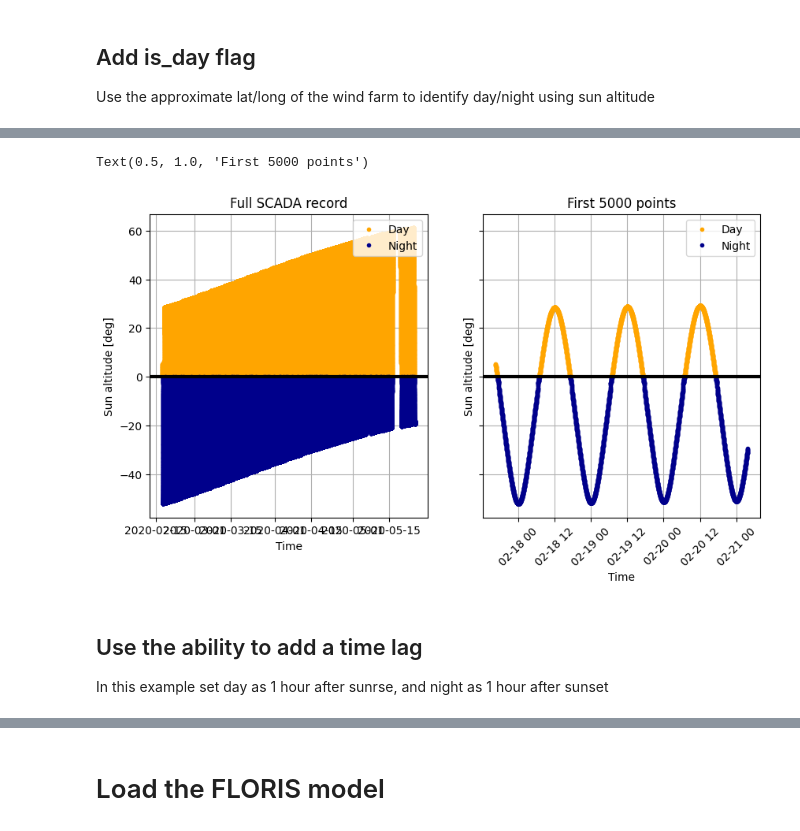
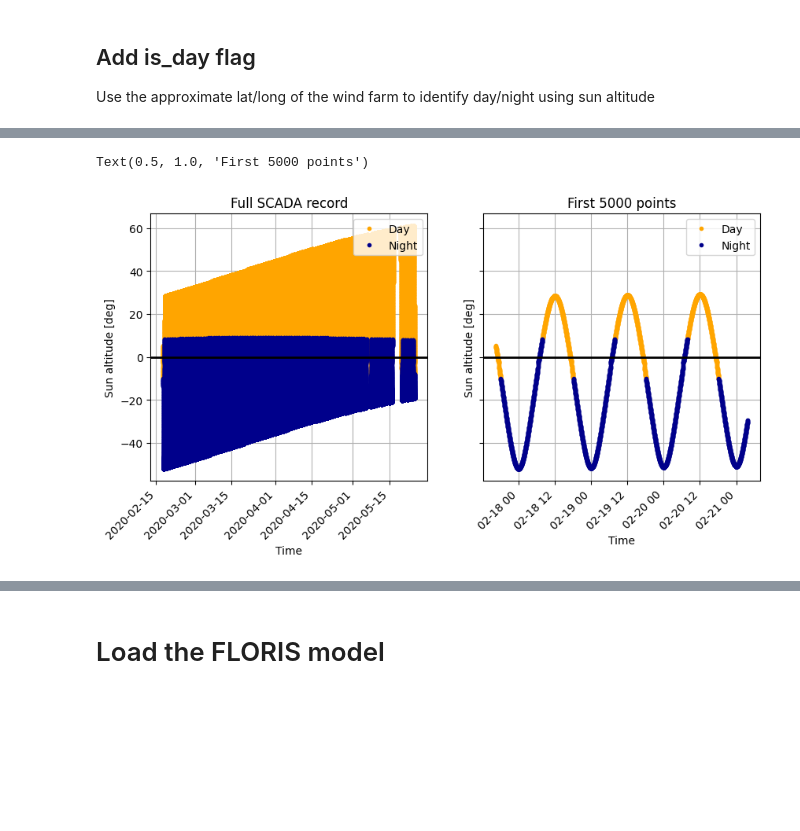
Before and after one commit to NREL/flasc, a Jupyter notebook: examples_smarteole/08_emgauss_tuning_day_night.ipynb, the cells around one changed output, grey strips where cells are left out. Cells and saved outputs as stored; diff of their text form; code cells hidden in the pictures; blank space fills up the shorter version.

Commit message:
option for specifying sunset and sunrise, minor plotting improvements.'

```diff
--- a/examples_smarteole/08_emgauss_tuning_day_night.ipynb
+++ b/examples_smarteole/08_emgauss_tuning_day_night.ipynb
@@ -56,0 +48,15 @@ df_scada = is_day_or_night(df_scada, latitude, longitude)
+# %%
+latitude = 49.8435
+longitude = 2.801556
+
+# Compute day/night in default settings and plot
+df_scada = is_day_or_night(df_scada, latitude, longitude, sunrise_altitude=20, sunset_altitude=-10)
+
+# Plot the day/night data
+fig, ax = plt.subplots(1, 2, sharey=True)
+fig.set_size_inches(10, 5)
+plot_sun_altitude_with_day_night_color(df_scada, ax=ax[0])
+plot_sun_altitude_with_day_night_color(df_scada.iloc[:5000], ax=ax[1])
+
+ax[0].set_title("Full SCADA record")
+ax[1].set_title("First 5000 points")
@@ -57,16 +66,15 @@ df_scada = is_day_or_night(df_scada, latitude, longitude)
 # %%
-# Plot the day/night columns
+# Use lag feature
+df_scada = is_day_or_night(df_scada, latitude, longitude, lag_hours=1)
+
+# Plot the day/night data
 fig, ax = plt.subplots(1, 2, sharey=True)
 fig.set_size_inches(10, 5)
 plot_sun_altitude_with_day_night_color(df_scada, ax=ax[0])
 plot_sun_altitude_with_day_night_color(df_scada.iloc[:5000], ax=ax[1])
 
 ax[0].set_title("Full SCADA record")
 ax[1].set_title("First 5000 points")
 # %% [output]
 Text(0.5, 1.0, 'First 5000 points')
-[figure, old version]
+[figure, new version]
-# %% [markdown]
-## Use the ability to add a time lag
-
-In this example set day as 1 hour after sunrse, and night as 1 hour after sunset
```
Also changed, not shown: parts of 11 cells of this notebook, 1 other file.
